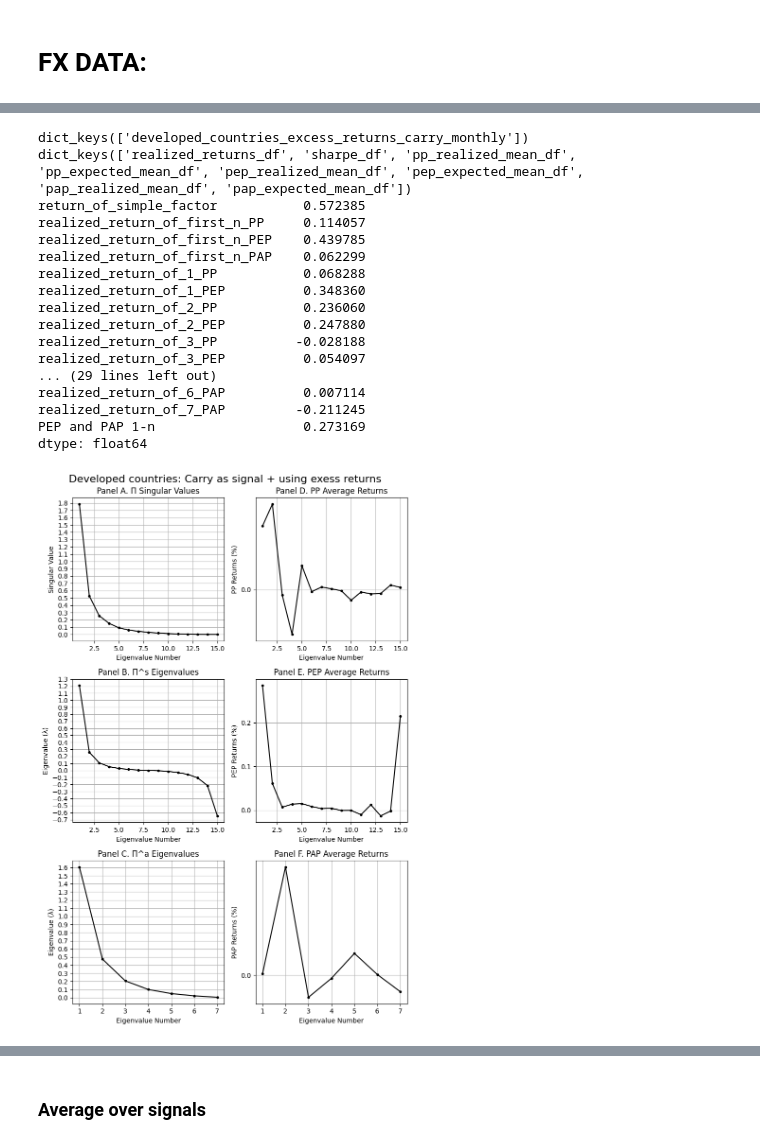
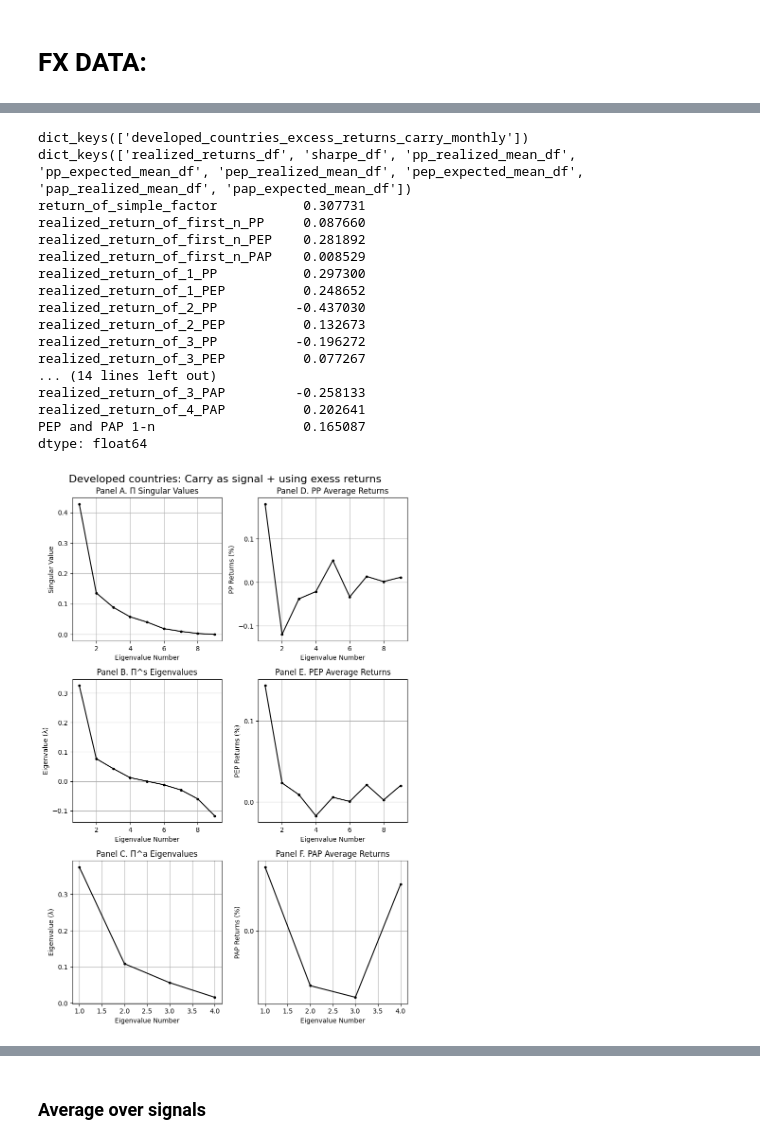
Before and after one commit to aminizadyar/Principal-Portfolios, a Jupyter notebook: PP_monthly_equity_FX.ipynb, the cells around one changed output, grey strips where cells are left out. Drawn from its saved outputs; the diff is of its cells as text; code cells hidden in the pictures.

```diff
--- a/PP_monthly_equity_FX.ipynb
+++ b/PP_monthly_equity_FX.ipynb
@@ -84,51 +84,51 @@ dtype: float64
 # %%
 starting_year_to_filter = 1996
 end_year_to_filter = 2024
-number_of_lookback_periods = 24
-number_of_PPs_to_consider = 6
-number_of_PEPs_to_consider = 6
-number_of_PAPs_to_consider = 4
+number_of_lookback_periods = 120
+number_of_PPs_to_consider = 2
+number_of_PEPs_to_consider = 2
+number_of_PAPs_to_consider = 2
 output_dict_carry = {}
 
-developed_countries_excess_return_monthly = pp.calculate_log_FX_excess_returns(developed_countries_spot_monthly,developed_countries_futures_monthly)
+#developed_countries_excess_return_monthly = pp.calculate_log_FX_excess_returns(developed_countries_spot_monthly,developed_countries_futures_monthly)
 # using past month's momentum as the signal
 signal_df = pp.calculate_fx_carry_signal(developed_countries_spot_monthly,developed_countries_futures_monthly)
 portfolios_key = "developed_countries_excess_returns_carry_monthly"
 output_dict_carry[portfolios_key] = pp.build_PP(developed_countries_excess_return_monthly,signal_df,
                                                                    number_of_lookback_periods,starting_year_to_filter,end_year_to_filter,
                                                                    factor_data_monthly=None, number_of_PPs_to_consider=number_of_PPs_to_consider,
                                                                    number_of_PEPs_to_consider=number_of_PEPs_to_consider,
                                                                    number_of_PAPs_to_consider= number_of_PAPs_to_consider)
 
 # I calculate the results for all datasets. the results are stored in this dictionay.
 print(output_dict_carry.keys())
 '''
 Every value of this dictionary is itself another dictionary.
 For instance the key 'sharpe_df' can be used to access the sharp values of this set of results.
 '''
 print(output_dict_carry[portfolios_key].keys())
 print(output_dict_carry[portfolios_key]["sharpe_df"])
 
 number_of_portfolios = developed_countries_excess_return_monthly.shape[1]
 title = 'Developed countries: Carry as signal + using exess returns'
 
 pp.singular_values_vs_realized_returns_graph(output_dict_carry, portfolios_key, number_of_portfolios, title)
 # %% [output]
 dict_keys(['developed_countries_excess_returns_carry_monthly'])
 dict_keys(['realized_returns_df', 'sharpe_df', 'pp_realized_mean_df', 'pp_expected_mean_df', 'pep_realized_mean_df', 'pep_expected_mean_df', 'pap_realized_mean_df', 'pap_expected_mean_df'])
-return_of_simple_factor           0.572385
-realized_return_of_first_n_PP     0.114057
-realized_return_of_first_n_PEP    0.439785
-realized_return_of_first_n_PAP    0.062299
-realized_return_of_1_PP           0.068288
-realized_return_of_1_PEP          0.348360
-realized_return_of_2_PP           0.236060
-realized_return_of_2_PEP          0.247880
-realized_return_of_3_PP          -0.028188
-realized_return_of_3_PEP          0.054097
-... (29 lines left out)
-realized_return_of_6_PAP          0.007114
-realized_return_of_7_PAP         -0.211245
-PEP and PAP 1-n                   0.273169
+return_of_simple_factor           0.307731
+realized_return_of_first_n_PP     0.087660
+realized_return_of_first_n_PEP    0.281892
+realized_return_of_first_n_PAP    0.008529
+realized_return_of_1_PP           0.297300
+realized_return_of_1_PEP          0.248652
+realized_return_of_2_PP          -0.437030
+realized_return_of_2_PEP          0.132673
+realized_return_of_3_PP          -0.196272
+realized_return_of_3_PEP          0.077267
+... (14 lines left out)
+realized_return_of_3_PAP         -0.258133
+realized_return_of_4_PAP          0.202641
+PEP and PAP 1-n                   0.165087
 dtype: float64
-[figure, old version]
+[figure, new version]
```
Also changed, not shown: parts of 10 cells of this notebook, 3 other files.
